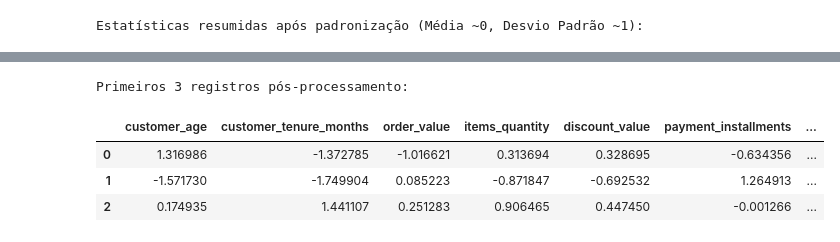
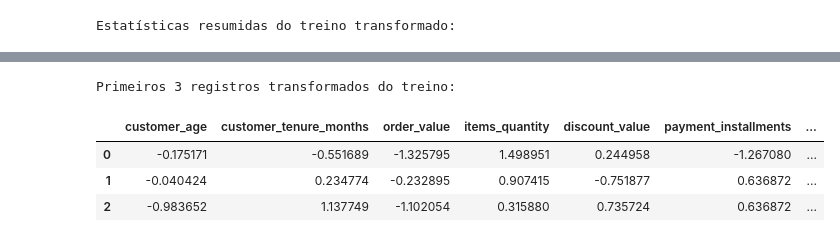
Before and after one commit to dev-roliveirajr/TECH_CHALLENGE_ECOMMERCE, a Jupyter notebook: notebooks/pre_processamento.ipynb, the cells around one changed output, grey strips where cells are left out. Cells and saved outputs as stored; diff of their text form; code cells hidden in the pictures.

```diff
--- a/notebooks/pre_processamento.ipynb
+++ b/notebooks/pre_processamento.ipynb
@@ -94,12 +96,5 @@ Precisamos separar as features em numéricas (que serão escalonadas) e categór
 # %%
-num_features = []
-cat_features = []
-
-for col in X.columns:
-    if pd.api.types.is_numeric_dtype(X[col]):
-        num_features.append(col)
-    else:
-        cat_features.append(col)
+num_features, cat_features = get_feature_lists(X_train)
 
 print(f"-> Features Numéricas ({len(num_features)}):\n{num_features}\n")
 print(f"-> Features Categóricas ({len(cat_features)}):\n{cat_features}")
@@ -145,18 +145,25 @@ Para certificar que nosso pipeline está pronto para entrar em produção, vamos
 # %%
-# Aplicando o pré-processador
-X_trans = preprocessor.fit_transform(X)
+X_train_trans = preprocessing_pipeline.fit_transform(X_train, y_train)
+X_test_trans = preprocessing_pipeline.transform(X_test)
 
 print("=== COMPARAÇÃO DE DIMENSÕES ===")
-print(f"Shape original de X: {X.shape}")
-print(f"Shape após transformações: {X_trans.shape}")
+print(f"Shape original de X_train: {X_train.shape}")
+print(f"Shape após transformação do treino: {X_train_trans.shape}")
+print(f"Shape original de X_test: {X_test.shape}")
+print(f"Shape após transformação do holdout: {X_test_trans.shape}")
+print(f"Proporção de detratores no holdout: {y_test.mean() * 100:.2f}%")
 
-# Obtendo o nome das colunas transformadas após o OneHotEncoder para fins visuais
-encoded_cats = preprocessor.named_transformers_['cat'].named_steps['onehot'].get_feature_names_out(cat_features)
+encoded_cats = (
+    preprocessing_pipeline.named_steps["preprocessor"]
+    .named_transformers_["cat"]
+    .named_steps["onehot"]
+    .get_feature_names_out(cat_features)
+)
 all_feature_names = num_features + list(encoded_cats)
 
-print(f"\n✓ Total de colunas geradas no pipeline: {len(all_feature_names)}")
+print(f"\n✓ Total de colunas geradas na pipeline: {len(all_feature_names)}")
 print("Nomes das colunas pós-transformação:")
-for i, col_name in enumerate(all_feature_names):
-    print(f" - [{i}]: {col_name}")
+for index, column_name in enumerate(all_feature_names):
+    print(f" - [{index}]: {column_name}")
 # %% [output]
 === COMPARAÇÃO DE DIMENSÕES ===
@@ -183,10 +190,10 @@ Vamos converter a matriz NumPy transformada em um DataFrame pandas apenas para i
 # %%
-df_trans = pd.DataFrame(X_trans, columns=all_feature_names)
-print("Estatísticas resumidas após padronização (Média ~0, Desvio Padrão ~1):")
-display(df_trans.describe().round(3).head(3)) # Médias e desvios padronizados
+df_train_trans = pd.DataFrame(X_train_trans, columns=all_feature_names)
+print("Estatísticas resumidas do treino transformado:")
+display(df_train_trans.describe().round(3).head(3))
 
-print("\nPrimeiros 3 registros pós-processamento:")
-df_trans.head(3)
+print("\nPrimeiros 3 registros transformados do treino:")
+df_train_trans.head(3)
 # %% [output]
-Estatísticas resumidas após padronização (Média ~0, Desvio Padrão ~1):
+Estatísticas resumidas do treino transformado:
 |  | customer_age | customer_tenure_months | order_value | items_quantity | discount_value | payment_installments | ... |
@@ -195,6 +202,6 @@ Estatísticas resumidas após padronização (Média ~0, Desvio Padrão ~1):
 | std | 1.0 | 1.0 | 1.0 | 1.0 | 1.0 | 1.0 | ... |
-Primeiros 3 registros pós-processamento:
+Primeiros 3 registros transformados do treino:
 |  | customer_age | customer_tenure_months | order_value | items_quantity | discount_value | payment_installments | ... |
-| 0 | 1.316986 | -1.372785 | -1.016621 | 0.313694 | 0.328695 | -0.634356 | ... |
-| 1 | -1.571730 | -1.749904 | 0.085223 | -0.871847 | -0.692532 | 1.264913 | ... |
-| 2 | 0.174935 | 1.441107 | 0.251283 | 0.906465 | 0.447450 | -0.001266 | ... |
+| 0 | -0.175171 | -0.551689 | -1.325795 | 1.498951 | 0.244958 | -1.267080 | ... |
+| 1 | -0.040424 | 0.234774 | -0.232895 | 0.907415 | -0.751877 | 0.636872 | ... |
+| 2 | -0.983652 | 1.137749 | -1.102054 | 0.315880 | 0.735724 | 0.636872 | ... |
```
Also changed, not shown: parts of 23 cells of this notebook, 17 other files.
